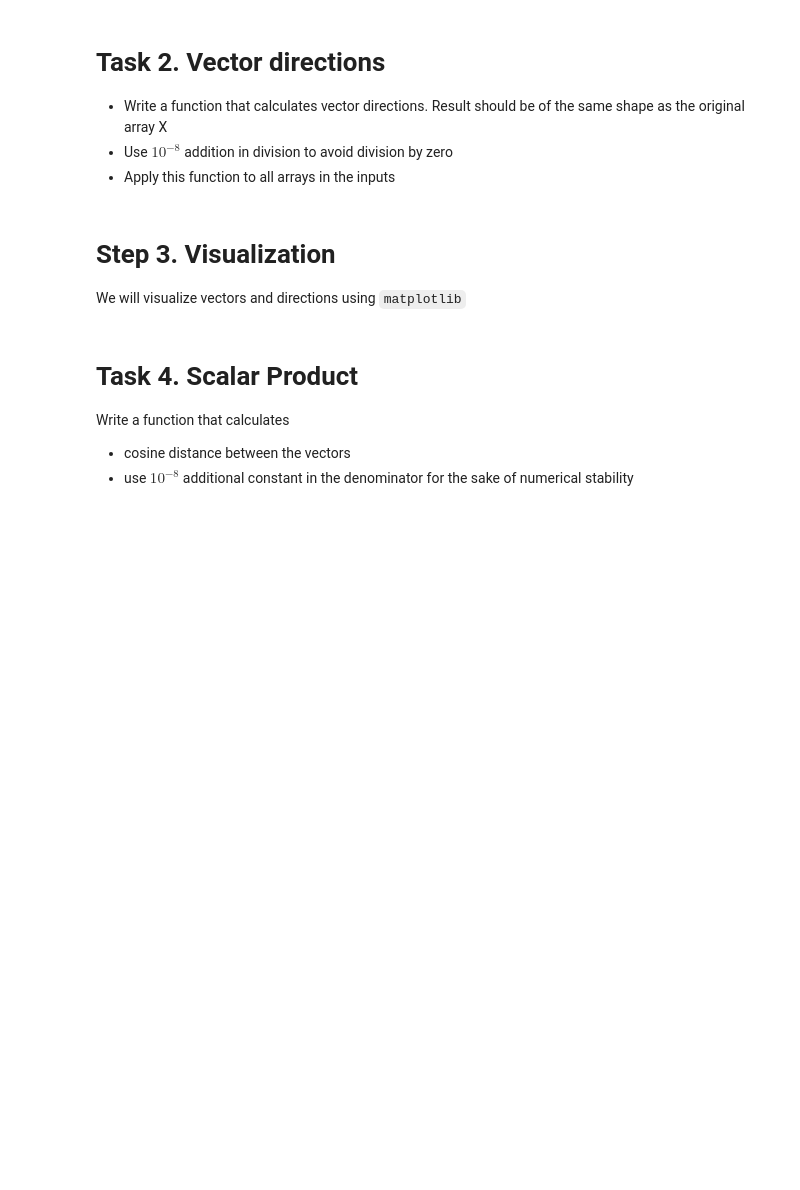
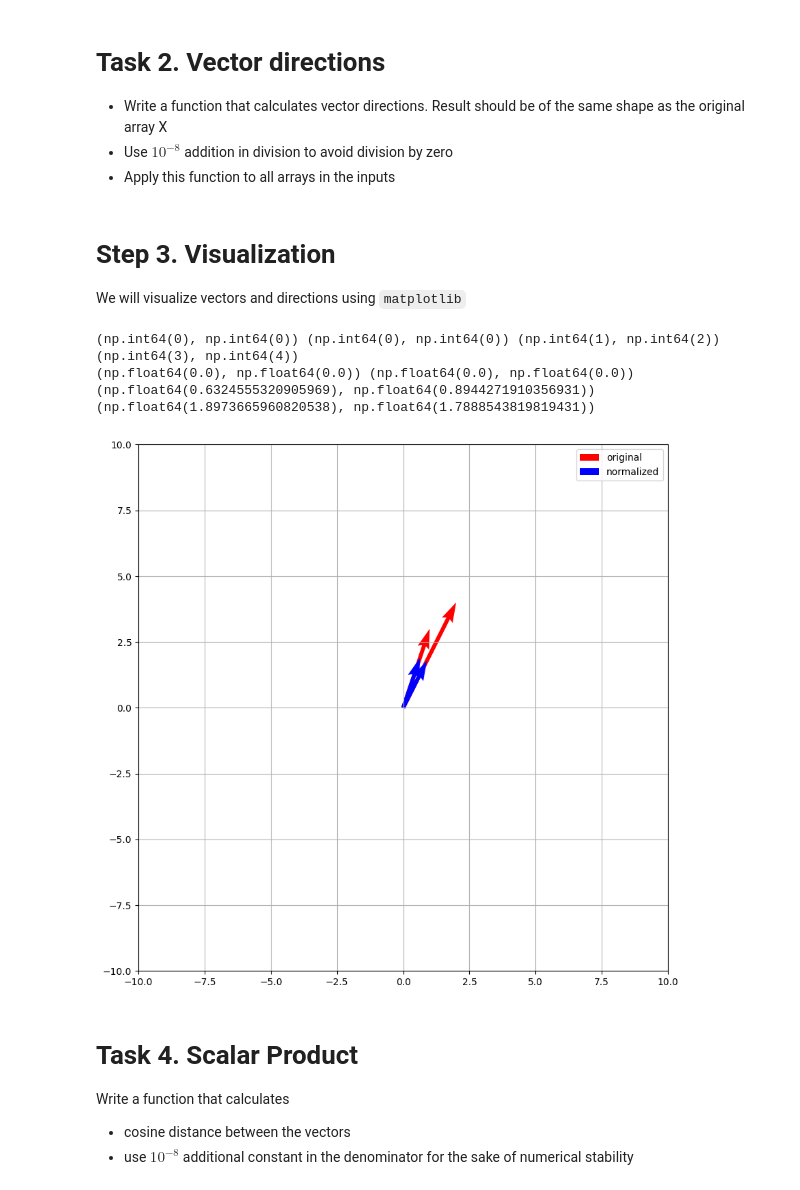
Before and after one commit to Wxrinsodel/linear-algebra-part-1, a Jupyter notebook: .laborantum/texts/course/1. Vectors/Vectors Practice/task.ipynb, the cells around one changed output. Saved outputs shown, nothing was run; the diff lists cells and outputs as text; code cells hidden in the pictures; blank space fills up the shorter version.

```diff
--- a/.laborantum/texts/course/1. Vectors/Vectors Practice/task.ipynb
+++ b/.laborantum/texts/course/1. Vectors/Vectors Practice/task.ipynb
@@ -28,7 +44,7 @@ for one_input in inputs:
 # %%
 def get_lengths(X):
     res = None
-    ## YOUR CODE HERE
+    res = np.sqrt(X[0]** 2 + X[1] ** 2)
     return res
 # %%
 answers['lengths'] = [
@@ -48,3 +59,8 @@ def get_directions(X):
+# %%
+def get_directions(X):
+    res = None
+    res = np.arctan2(X[1], X[0] + 1e-8)  #we add 1e-10 to avoid division by zero
+    return res
 # %%
 answers['directions'] = [
     get_directions(**inp) for inp in inputs
@@ -56,29 +72,37 @@ We will visualize vectors and directions using `matplotlib`
 # %%
 import numpy as np
 import matplotlib.pyplot as plt
 
 plt.figure(figsize=(10, 10))
 ax = plt.gca()
 X = inputs[0]['X']
 vecs = np.concatenate([np.zeros_like(X), X.T], axis=1)
 X, Y, U, V = zip(*vecs)
 
 print(X, Y, U, V)
 
 ax.quiver(X, Y, U, V, angles='xy', scale_units='xy', scale=1, color = 'red')
 
-X = answers['directions'][0] * 2
-norms = np.concatenate([np.zeros_like(X), X.T], axis=1)
+X = answers['directions'][0]
+#conveet angle to unit vectors
+U = np.cos(X) * 2
+V = np.sin(X) * 2
+origins = np.zeros_like(U)
+norms = np.stack([origins, origins, U, V], axis=1)
 X, Y, U, V = zip(*norms)
 
 print(X, Y, U, V)
 ax.quiver(X, Y, U, V, angles='xy', scale_units='xy', scale=1, color = 'blue')
 ax.set_xlim([-10, 10])
 ax.set_ylim([-10, 10])
 plt.draw()
 plt.grid()
 plt.legend(['original', 'normalized'])
 plt.show()
+# %% [output]
+(np.int64(0), np.int64(0)) (np.int64(0), np.int64(0)) (np.int64(1), np.int64(2)) (np.int64(3), np.int64(4))
+(np.float64(0.0), np.float64(0.0)) (np.float64(0.0), np.float64(0.0)) (np.float64(0.6324555320905969), np.float64(0.8944271910356931)) (np.float64(1.8973665960820538), np.float64(1.7888543819819431))
+[figure, added]
 # %% [markdown]
 # Task 4. Scalar Product
 
```
Also changed, not shown: parts of 6 cells of this notebook, 7 other files.
